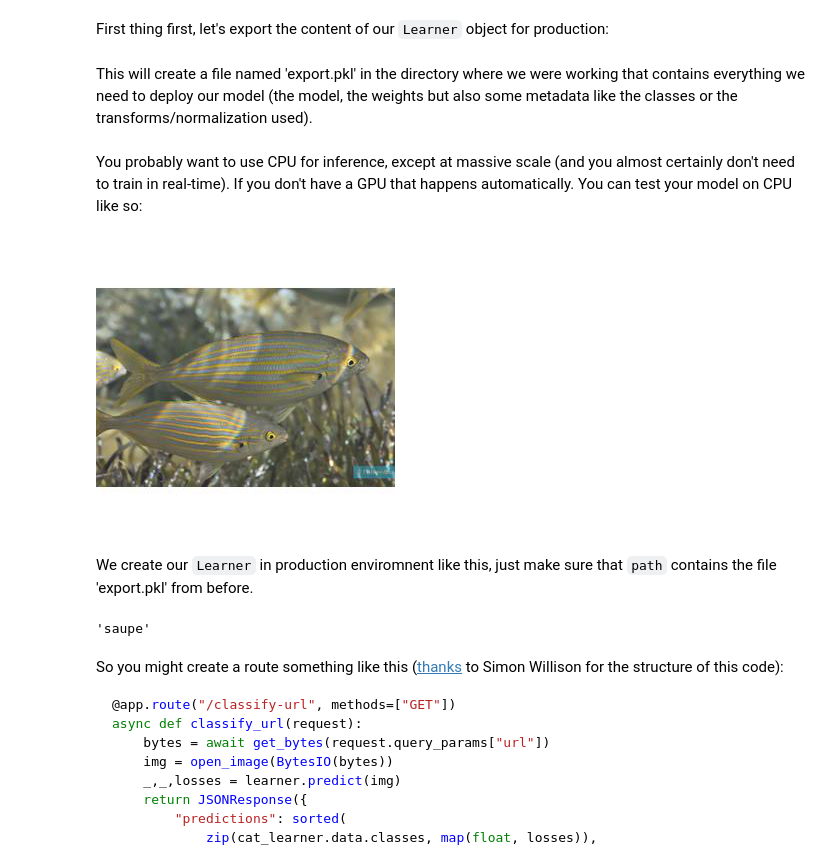
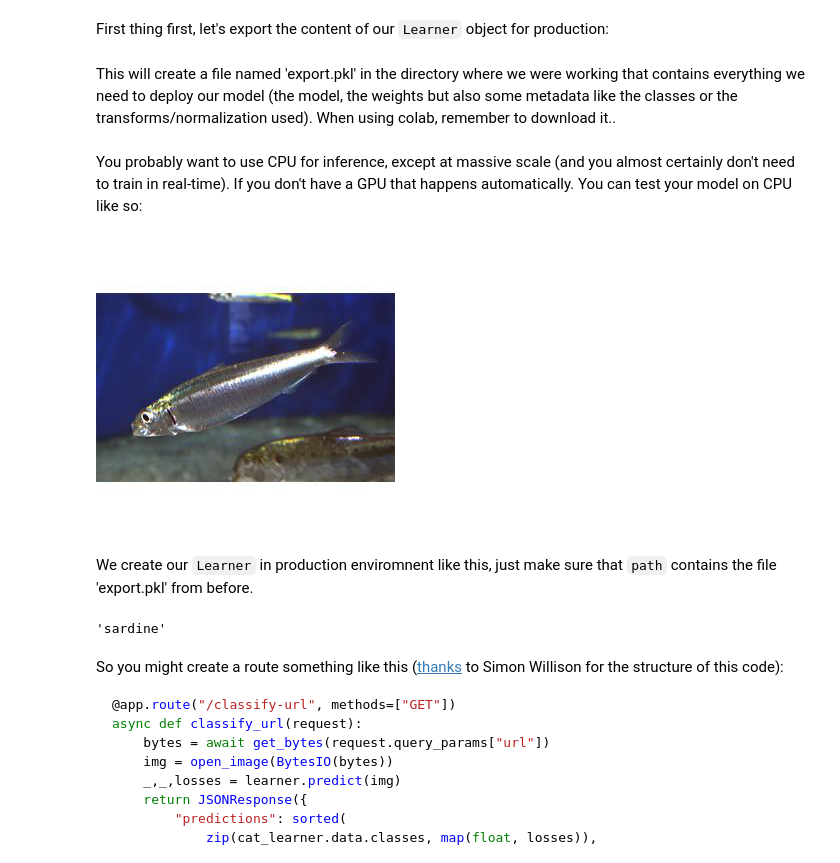
Before and after one commit to galletsophie/fastai-image-classification, a Jupyter notebook: mediterranean_fish_classif.ipynb, the cells around one changed output. Drawn from its saved outputs; the diff is of its cells as text; code cells hidden in the pictures.

Commit message:
mediterranean fish classif using fastai and fastclass

```diff
--- a/mediterranean_fish_classif.ipynb
+++ b/mediterranean_fish_classif.ipynb
@@ -385,16 +322,16 @@ First thing first, let's export the content of our `Learner` object for producti
 # %%
 learn.export()
 # %% [markdown]
-This will create a file named 'export.pkl' in the directory where we were working that contains everything we need to deploy our model (the model, the weights but also some metadata like the classes or the transforms/normalization used).
+This will create a file named 'export.pkl' in the directory where we were working that contains everything we need to deploy our model (the model, the weights but also some metadata like the classes or the transforms/normalization used). When using colab, remember to download it..
 # %% [markdown]
 You probably want to use CPU for inference, except at massive scale (and you almost certainly don't need to train in real-time). If you don't have a GPU that happens automatically. You can test your model on CPU like so:
 # %%
 defaults.device = torch.device('cpu')
 # %%
-img = open_image(path/'saupe'/'000001.jpg')
+img = open_image(path/'sardine'/'000002.jpg')
 img
 # %% [output]
-[figure, old version]
+[figure, new version]
 # %% [markdown]
 We create our `Learner` in production enviromnent like this, just make sure that `path` contains the file 'export.pkl' from before.
 # %%
@@ -403,7 +340,7 @@ learn = load_learner(path)
 pred_class,pred_idx,outputs = learn.predict(img)
 pred_class.obj
 # %% [output]
-'saupe'
+'sardine'
 # %% [markdown]
 So you might create a route something like this ([thanks](https://github.com/simonw/cougar-or-not) to Simon Willison for the structure of this code):
 
```
Also changed, not shown: parts of 27 cells of this notebook.
